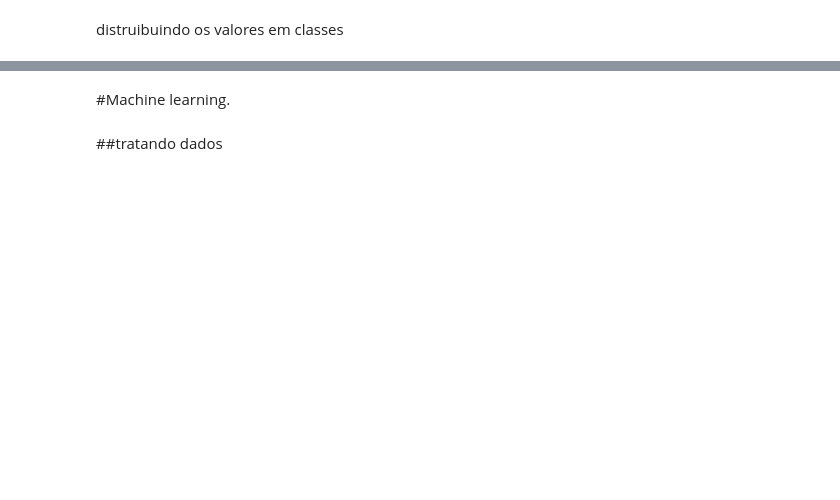
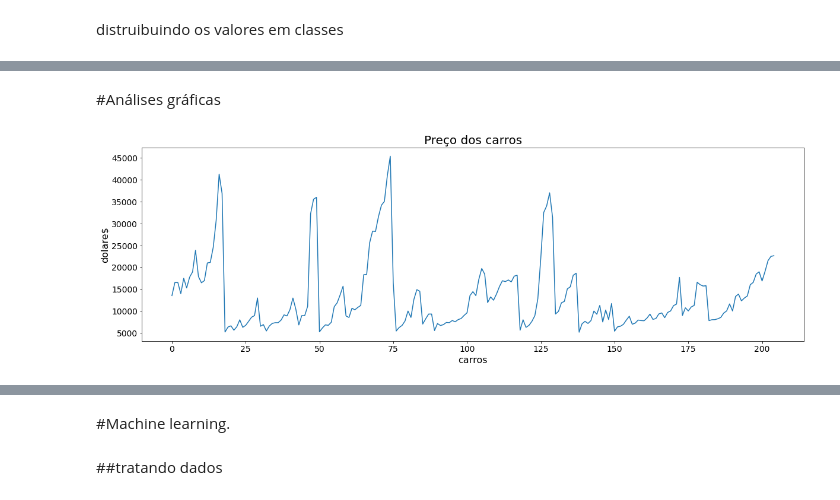
Before and after one commit to PAndersonSB/Introducao-Datascience, a Jupyter notebook: Data_Science_Projeto_1.ipynb, the cells around one changed output, grey strips where cells are left out. Drawn from its saved outputs; the diff is of its cells as text; code cells hidden in the pictures; blank space fills up the shorter version.

```diff
--- a/Data_Science_Projeto_1.ipynb
+++ b/Data_Science_Projeto_1.ipynb
@@ -212,0 +344,11 @@ distruibuindo os valores em classes
+# %% [markdown]
+#Análises gráficas
+# %%
+fig, ax = plt.subplots(figsize=(20, 6))
+
+ax.set_title('Preço dos carros', fontsize=20)
+ax.set_ylabel('dolare$', fontsize=16)
+ax.set_xlabel('carros', fontsize=16)
+ax = dados['price'].plot(fontsize=14)
+# %% [output]
+[figure, added]
```
Also changed, not shown: parts of 61 cells of this notebook.
